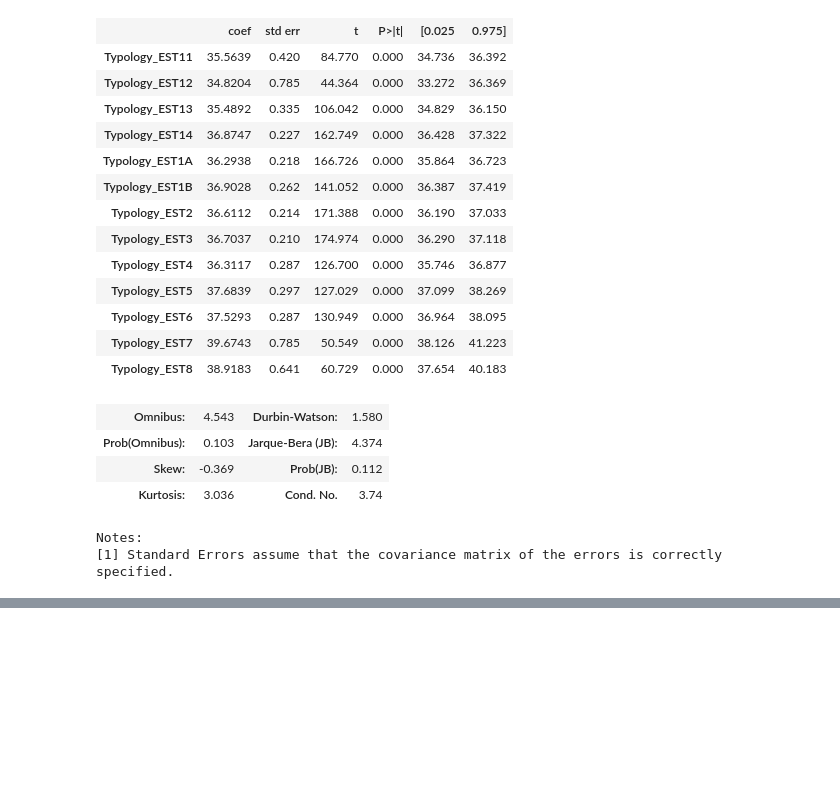
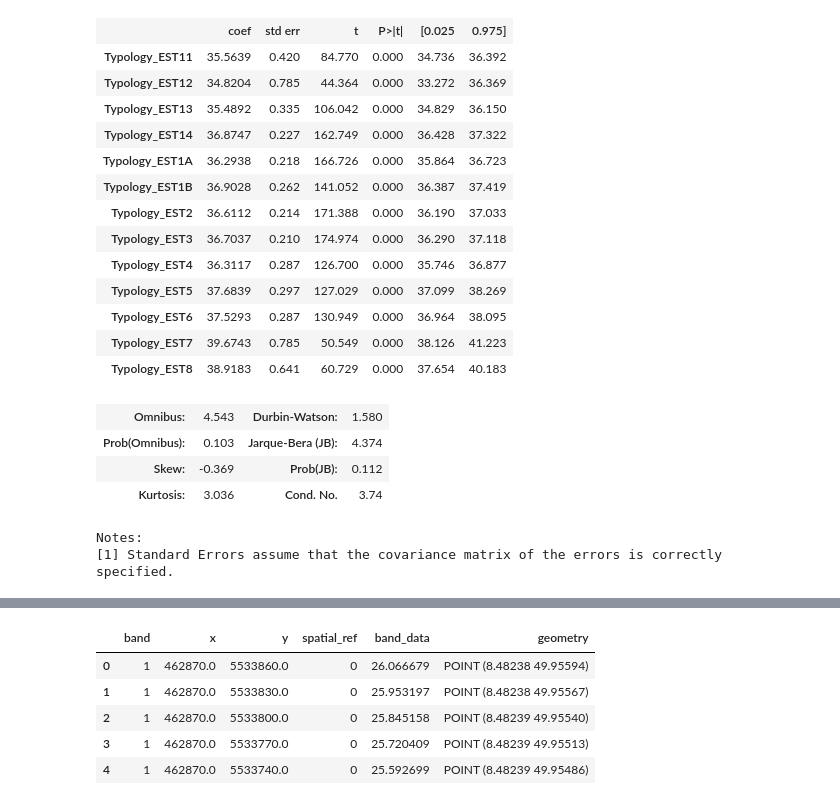
Before and after one commit to as10724/urban_heat_typology, a Jupyter notebook: experiments/darmstadt_urban_heat_typology.ipynb, the cells around one changed output, grey strips where cells are left out. Drawn from its saved outputs; the diff is of its cells as text; code cells hidden in the pictures; blank space fills up the shorter version.

```diff
--- a/experiments/darmstadt_urban_heat_typology.ipynb
+++ b/experiments/darmstadt_urban_heat_typology.ipynb
@@ -249,0 +265,4 @@ Notes:
+# %%
+geometry = [Point(xy) for xy in zip(df.x, df.y)]
+# df = df.drop(['x', 'y'], axis=1)
+gdf = GeoDataFrame(df, crs="EPSG:32632", geometry=geometry)
@@ -249,0 +271,9 @@ Notes:
+# %%
+gdf.head()
+# %% [output]
+|  | band | x | y | spatial_ref | band_data | geometry |
+| 0 | 1 | 462870.0 | 5533860.0 | 0 | 26.066679 | POINT (8.48238 49.95594) |
+| 1 | 1 | 462870.0 | 5533830.0 | 0 | 25.953197 | POINT (8.48238 49.95567) |
+| 2 | 1 | 462870.0 | 5533800.0 | 0 | 25.845158 | POINT (8.48239 49.95540) |
+| 3 | 1 | 462870.0 | 5533770.0 | 0 | 25.720409 | POINT (8.48239 49.95513) |
+| 4 | 1 | 462870.0 | 5533740.0 | 0 | 25.592699 | POINT (8.48239 49.95486) |
```
Also changed, not shown: parts of 25 cells of this notebook.
